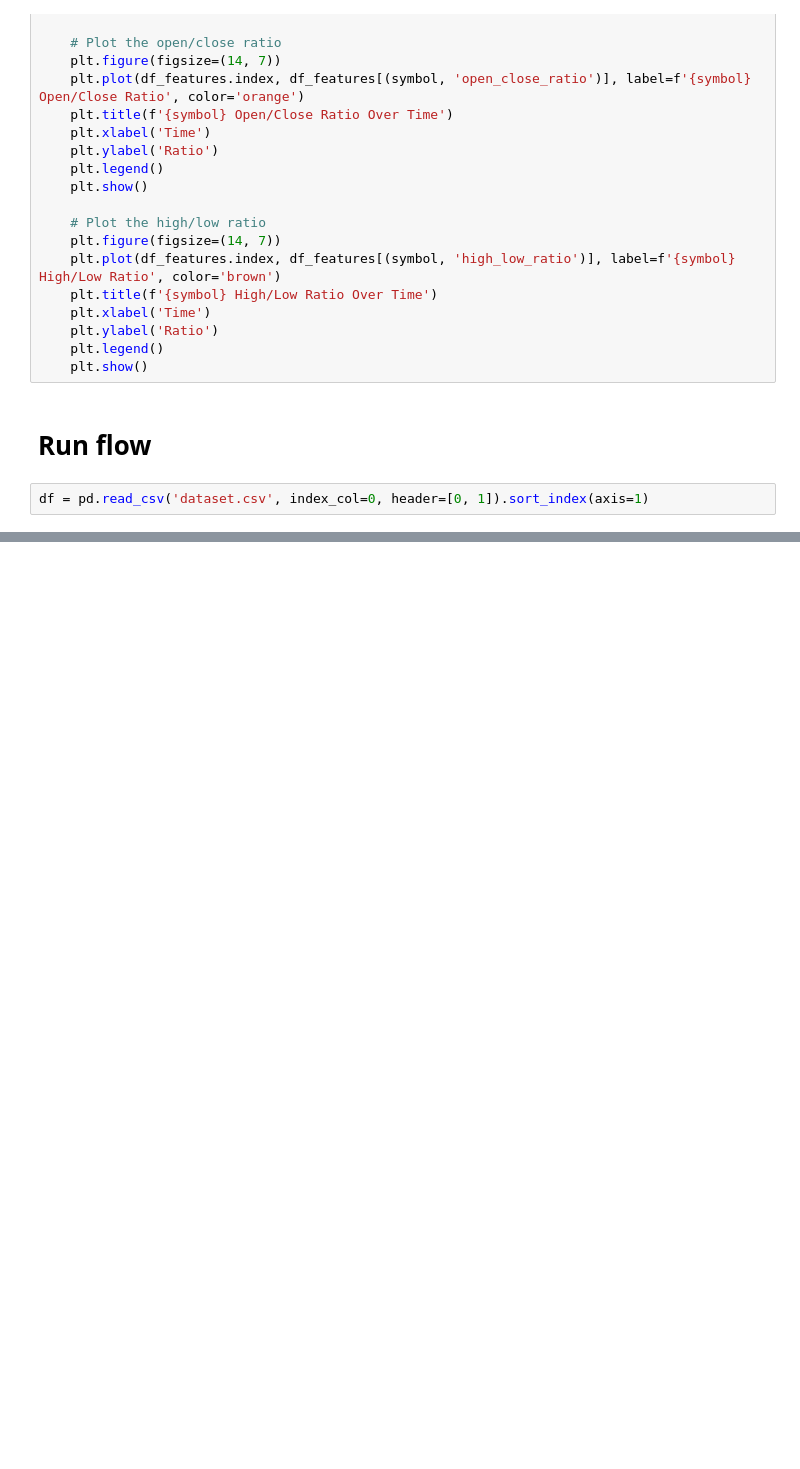
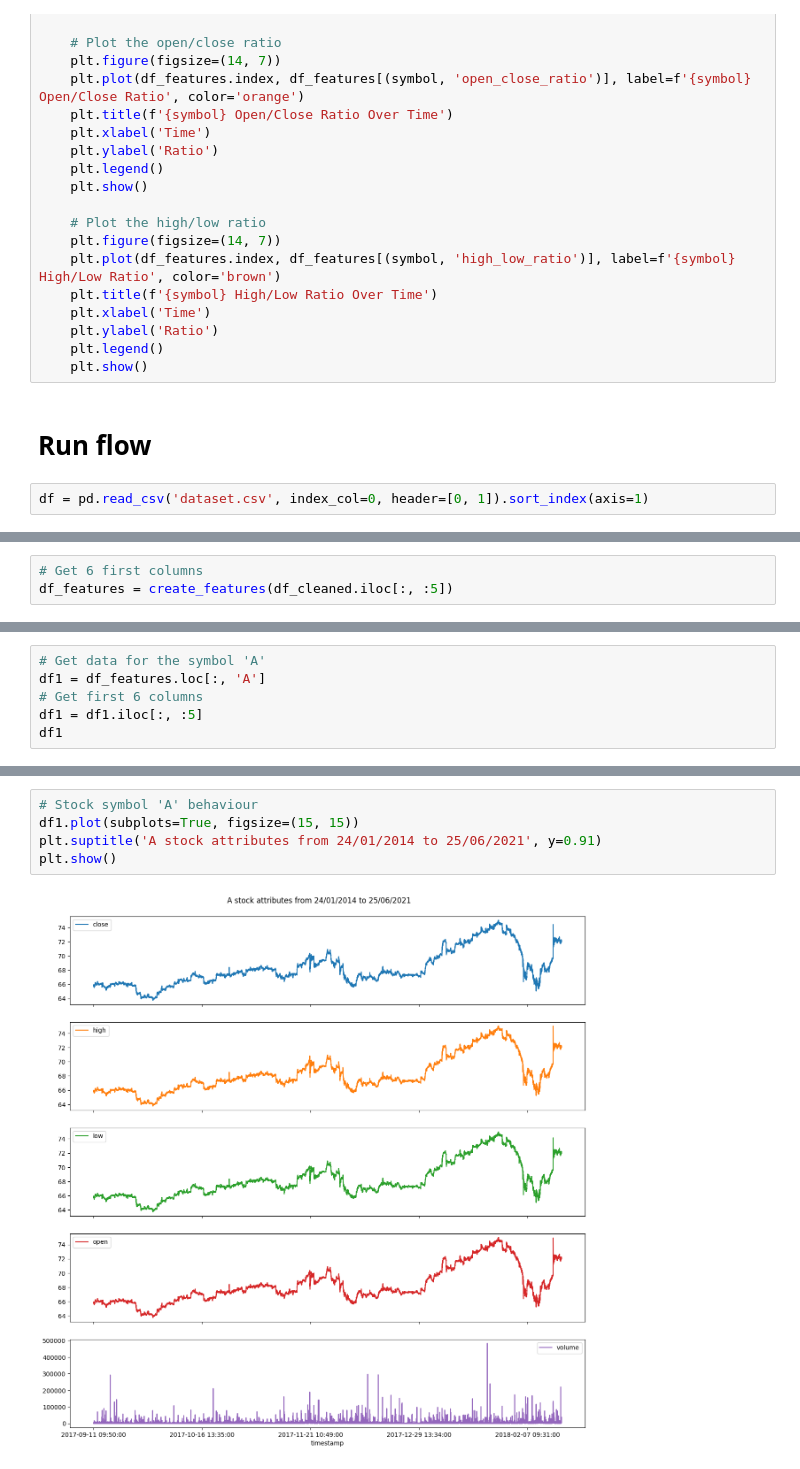
Before and after one commit to LHSang6403/thesis-xang-chuong, a Jupyter notebook: long-short-term-memory-model.ipynb, the cells around one changed output, grey strips where cells are left out. Saved outputs shown, nothing was run; the diff lists cells and outputs as text; blank space fills up the shorter version.

```diff
--- a/long-short-term-memory-model.ipynb
+++ b/long-short-term-memory-model.ipynb
@@ -205,3 +220,6 @@ timestamp
 2017-09-11 09:34:00   6472.0  64.97  65.18  64.970  65.120   5515.0
 
 [5 rows x 2510 columns]
+# %%
+# Get 6 first columns
+df_features = create_features(df_cleaned.iloc[:, :5])
@@ -207,0 +244,6 @@ timestamp
+# %%
+# Get data for the symbol 'A'
+df1 = df_features.loc[:, 'A']
+# Get first 6 columns
+df1 = df1.iloc[:, :5]
+df1
@@ -207,0 +265,7 @@ timestamp
+# %%
+# Stock symbol 'A' behaviour
+df1.plot(subplots=True, figsize=(15, 15))
+plt.suptitle('A stock attributes from 24/01/2014 to 25/06/2021', y=0.91)
+plt.show()
+# %% [output]
+[figure, added]
```
Also changed, not shown: parts of 18 cells of this notebook.
